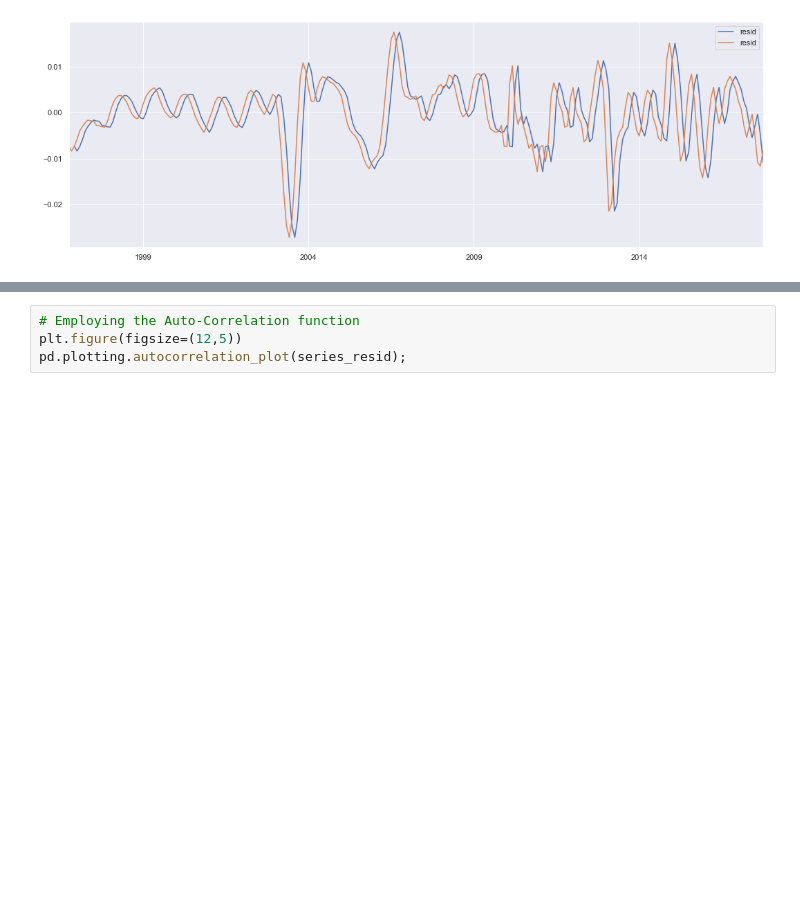
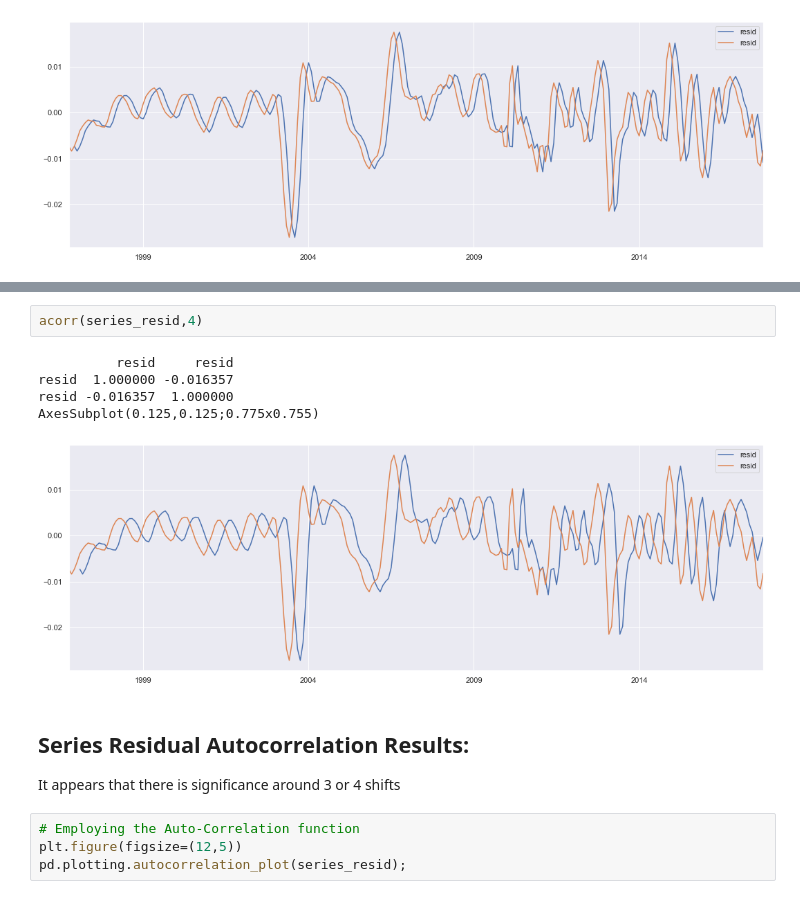
Before and after one commit to emel333/time_series_home_prices, a Jupyter notebook: eda-context.ipynb, the cells around one changed output, grey strips where cells are left out. Drawn from its saved outputs; the diff is of its cells as text; blank space fills up the shorter version.

```diff
--- a/eda-context.ipynb
+++ b/eda-context.ipynb
@@ -1048,3 +1048,15 @@ AxesSubplot(0.125,0.125;0.775x0.755)
+# %%
+acorr(series_resid,4)
+# %% [output]
+          resid     resid
+resid  1.000000 -0.016357
+resid -0.016357  1.000000
+AxesSubplot(0.125,0.125;0.775x0.755)
+[figure, added]
+# %% [markdown]
+Series Residual Autocorrelation Results:
+--
+It appears that there is significance around 3 or 4 shifts
 # %%
 # Employing the Auto-Correlation function
 plt.figure(figsize=(12,5))
```
Also changed, not shown: parts of 42 cells of this notebook, 3 other files.
